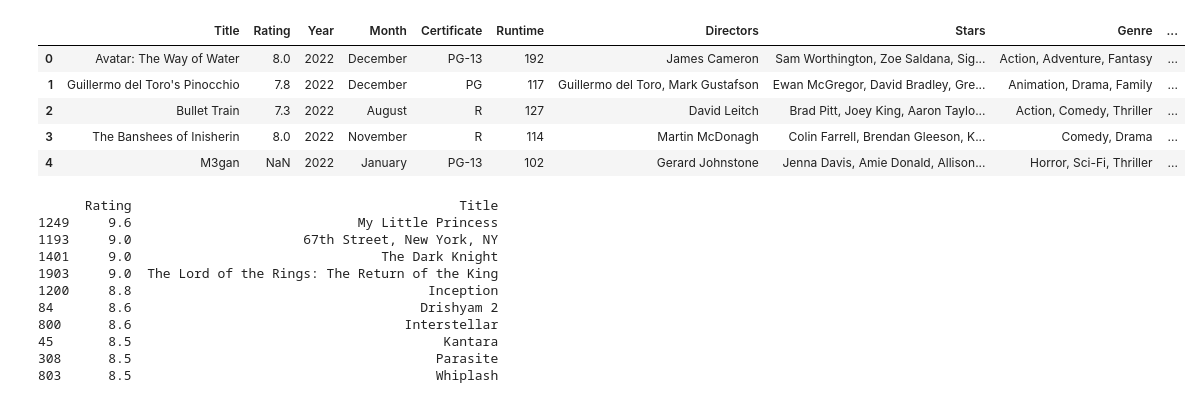
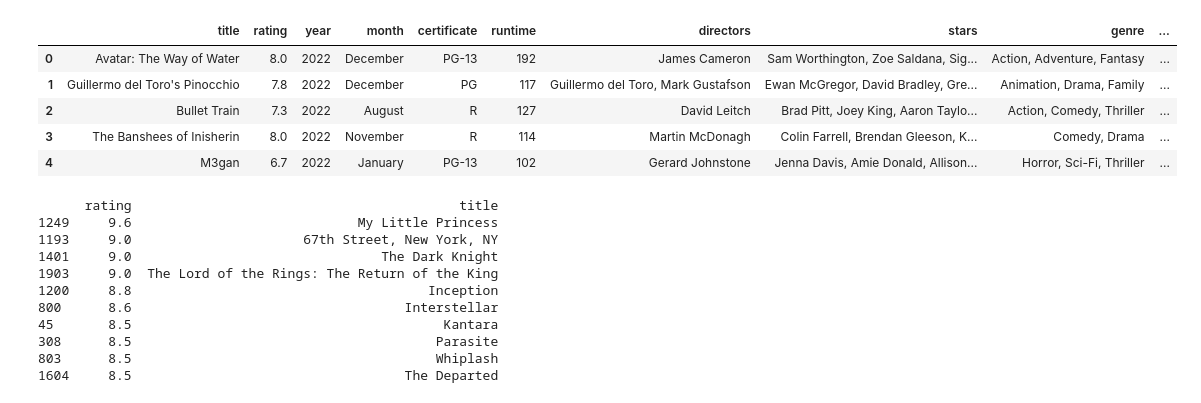
Before and after one commit to MatBrands/ADA-Exploratory_Data_Analysis, a Jupyter notebook: notebooks/edas/cauli.ipynb, the cells around one changed output. Cells and saved outputs as stored; diff of their text form; code cells hidden in the pictures.

```diff
--- a/notebooks/edas/cauli.ipynb
+++ b/notebooks/edas/cauli.ipynb
@@ -3,31 +6,31 @@ import pandas as pd
 # %%
-df = pd.read_csv('../../datasets/raw/movies.csv')
+df = pd.read_pickle('../../datasets/processed/movies.pkl')
 df.head()
 # %% [output]
-|  | Title | Rating | Year | Month | Certificate | Runtime | Directors | Stars | Genre | ... |
+|  | title | rating | year | month | certificate | runtime | directors | stars | genre | ... |
 | 0 | Avatar: The Way of Water | 8.0 | 2022 | December | PG-13 | 192 | James Cameron | Sam Worthington, Zoe Saldana, Sig... | Action, Adventure, Fantasy | ... |
 | 1 | Guillermo del Toro's Pinocchio | 7.8 | 2022 | December | PG | 117 | Guillermo del Toro, Mark Gustafson | Ewan McGregor, David Bradley, Gre... | Animation, Drama, Family | ... |
 | 2 | Bullet Train | 7.3 | 2022 | August | R | 127 | David Leitch | Brad Pitt, Joey King, Aaron Taylo... | Action, Comedy, Thriller | ... |
 | 3 | The Banshees of Inisherin | 8.0 | 2022 | November | R | 114 | Martin McDonagh | Colin Farrell, Brendan Gleeson, K... | Comedy, Drama | ... |
-| 4 | M3gan | NaN | 2022 | January | PG-13 | 102 | Gerard Johnstone | Jenna Davis, Amie Donald, Allison... | Horror, Sci-Fi, Thriller | ... |
+| 4 | M3gan | 6.7 | 2022 | January | PG-13 | 102 | Gerard Johnstone | Jenna Davis, Amie Donald, Allison... | Horror, Sci-Fi, Thriller | ... |
 # %%
 # Selecionar as colunas Rating e Title
-df_ratings = df[['Rating', 'Title']]
+df_ratings = df[['rating', 'title']]
 
 # Obter os 10 filmes com as maiores notas
-top_ratings = df_ratings.nlargest(10, 'Rating')
+top_ratings = df_ratings.nlargest(10, 'rating')
 
 # Exibir os resultados
 print(top_ratings)
 # %% [output]
-      Rating                                          Title
+      rating                                          title
 1249     9.6                             My Little Princess
 1193     9.0                      67th Street, New York, NY
 1401     9.0                                The Dark Knight
 1903     9.0  The Lord of the Rings: The Return of the King
 1200     8.8                                      Inception
-84       8.6                                     Drishyam 2
 800      8.6                                   Interstellar
 45       8.5                                        Kantara
 308      8.5                                       Parasite
 803      8.5                                       Whiplash
+1604     8.5                                   The Departed
```
Also changed, not shown: parts of 15 cells of this notebook.
